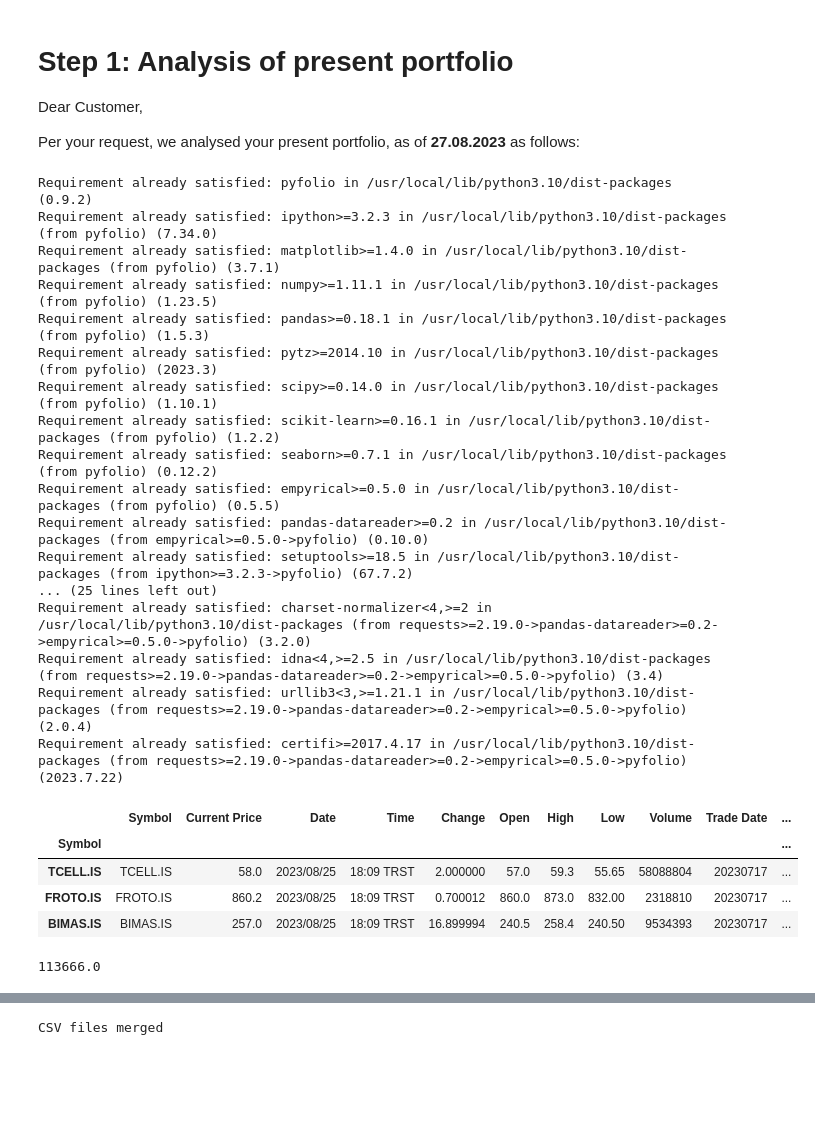
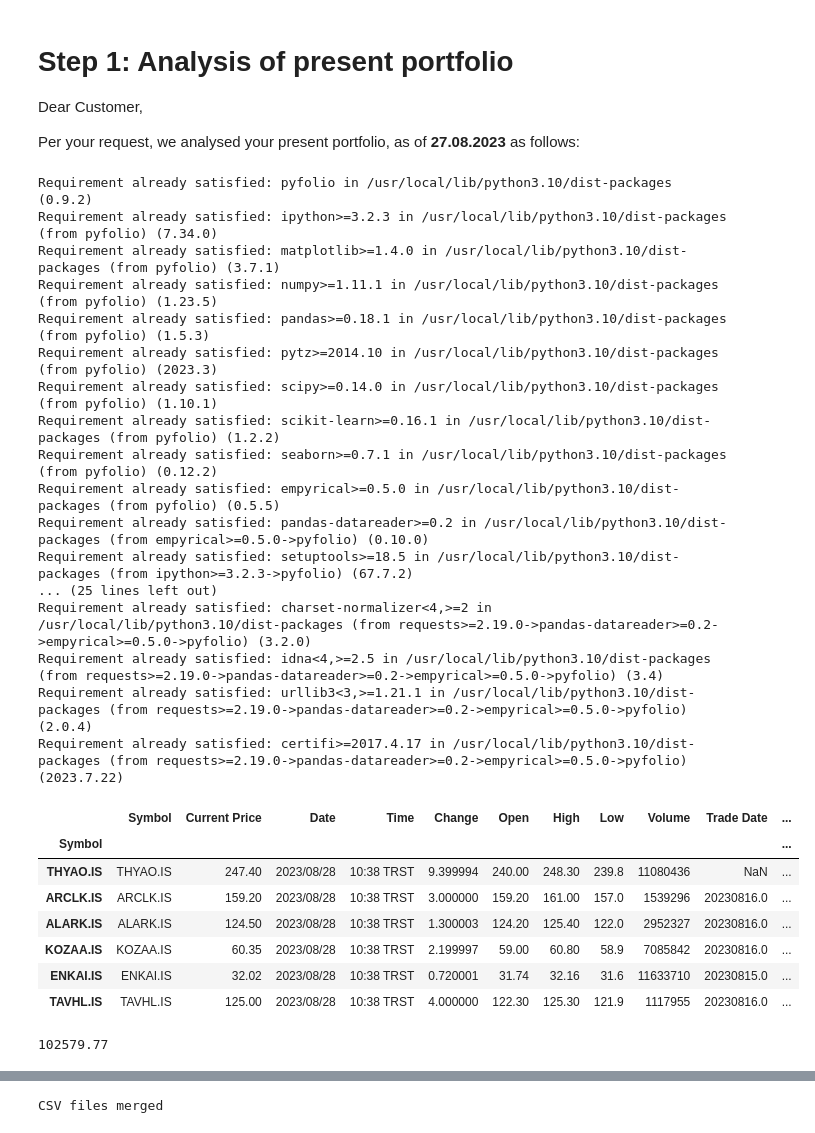
Before and after one commit to MarkovMarkowitz/MarkovMarkowitz, a Jupyter notebook: ON3_AnalyzeAndReplacePortfolio_v2.ipynb, the cells around one changed output, grey strips where cells are left out. Cells and saved outputs as stored; diff of their text form; code cells hidden in the pictures; blank space fills up the shorter version.

```diff
--- a/ON3_AnalyzeAndReplacePortfolio_v2.ipynb
+++ b/ON3_AnalyzeAndReplacePortfolio_v2.ipynb
@@ -20,37 +20,40 @@ import numpy as np
 !pip install pyfolio
 import pyfolio as py
 
-pf = pd.DataFrame(pd.read_csv("ALPER_NEW_BIMAS_91.7K_17.07.2023.csv"))
+pf = pd.DataFrame(pd.read_csv("MURAT.csv"))
 exchange = "BIST30"
 
 pf['Purchased Value'] = pf['Purchase Price'] * pf['Quantity']
 pf['Market Value'] = pf['Current Price'] * pf['Quantity']
 pf['PnL %'] = (pf['Market Value'] - pf['Purchased Value']) / pf['Purchased Value'] *100
 pf.index = pf.Symbol
 pf
 # %% [output]
 Requirement already satisfied: pyfolio in /usr/local/lib/python3.10/dist-packages (0.9.2)
 Requirement already satisfied: ipython>=3.2.3 in /usr/local/lib/python3.10/dist-packages (from pyfolio) (7.34.0)
 Requirement already satisfied: matplotlib>=1.4.0 in /usr/local/lib/python3.10/dist-packages (from pyfolio) (3.7.1)
 Requirement already satisfied: numpy>=1.11.1 in /usr/local/lib/python3.10/dist-packages (from pyfolio) (1.23.5)
 Requirement already satisfied: pandas>=0.18.1 in /usr/local/lib/python3.10/dist-packages (from pyfolio) (1.5.3)
 Requirement already satisfied: pytz>=2014.10 in /usr/local/lib/python3.10/dist-packages (from pyfolio) (2023.3)
 Requirement already satisfied: scipy>=0.14.0 in /usr/local/lib/python3.10/dist-packages (from pyfolio) (1.10.1)
 Requirement already satisfied: scikit-learn>=0.16.1 in /usr/local/lib/python3.10/dist-packages (from pyfolio) (1.2.2)
 Requirement already satisfied: seaborn>=0.7.1 in /usr/local/lib/python3.10/dist-packages (from pyfolio) (0.12.2)
 Requirement already satisfied: empyrical>=0.5.0 in /usr/local/lib/python3.10/dist-packages (from pyfolio) (0.5.5)
 Requirement already satisfied: pandas-datareader>=0.2 in /usr/local/lib/python3.10/dist-packages (from empyrical>=0.5.0->pyfolio) (0.10.0)
 Requirement already satisfied: setuptools>=18.5 in /usr/local/lib/python3.10/dist-packages (from ipython>=3.2.3->pyfolio) (67.7.2)
 ... (25 lines left out)
 Requirement already satisfied: charset-normalizer<4,>=2 in /usr/local/lib/python3.10/dist-packages (from requests>=2.19.0->pandas-datareader>=0.2->empyrical>=0.5.0->pyfolio) (3.2.0)
 Requirement already satisfied: idna<4,>=2.5 in /usr/local/lib/python3.10/dist-packages (from requests>=2.19.0->pandas-datareader>=0.2->empyrical>=0.5.0->pyfolio) (3.4)
 Requirement already satisfied: urllib3<3,>=1.21.1 in /usr/local/lib/python3.10/dist-packages (from requests>=2.19.0->pandas-datareader>=0.2->empyrical>=0.5.0->pyfolio) (2.0.4)
 Requirement already satisfied: certifi>=2017.4.17 in /usr/local/lib/python3.10/dist-packages (from requests>=2.19.0->pandas-datareader>=0.2->empyrical>=0.5.0->pyfolio) (2023.7.22)
 |  | Symbol | Current Price | Date | Time | Change | Open | High | Low | Volume | Trade Date | ... |
 | Symbol |  |  |  |  |  |  |  |  |  |  | ... |
-| TCELL.IS | TCELL.IS | 58.0 | 2023/08/25 | 18:09 TRST | 2.000000 | 57.0 | 59.3 | 55.65 | 58088804 | 20230717 | ... |
-| FROTO.IS | FROTO.IS | 860.2 | 2023/08/25 | 18:09 TRST | 0.700012 | 860.0 | 873.0 | 832.00 | 2318810 | 20230717 | ... |
-| BIMAS.IS | BIMAS.IS | 257.0 | 2023/08/25 | 18:09 TRST | 16.899994 | 240.5 | 258.4 | 240.50 | 9534393 | 20230717 | ... |
+| THYAO.IS | THYAO.IS | 247.40 | 2023/08/28 | 10:38 TRST | 9.399994 | 240.00 | 248.30 | 239.8 | 11080436 | NaN | ... |
+| ARCLK.IS | ARCLK.IS | 159.20 | 2023/08/28 | 10:38 TRST | 3.000000 | 159.20 | 161.00 | 157.0 | 1539296 | 20230816.0 | ... |
+| ALARK.IS | ALARK.IS | 124.50 | 2023/08/28 | 10:38 TRST | 1.300003 | 124.20 | 125.40 | 122.0 | 2952327 | 20230816.0 | ... |
+| KOZAA.IS | KOZAA.IS | 60.35 | 2023/08/28 | 10:38 TRST | 2.199997 | 59.00 | 60.80 | 58.9 | 7085842 | 20230816.0 | ... |
+| ENKAI.IS | ENKAI.IS | 32.02 | 2023/08/28 | 10:38 TRST | 0.720001 | 31.74 | 32.16 | 31.6 | 11633710 | 20230815.0 | ... |
+| TAVHL.IS | TAVHL.IS | 125.00 | 2023/08/28 | 10:38 TRST | 4.000000 | 122.30 | 125.30 | 121.9 | 1117955 | 20230816.0 | ... |
 # %%
 pf['Start PF %'] = np.round((pf['Purchased Value'] / pf['Purchased Value'].sum()) *100, 5)
 pf['End PF %'] = np.round((pf['Market Value'] / pf['Market Value'].sum()) *100, 5)
@@ -62,7 +65,7 @@ MYPF = pf[['Quantity','Purchase Price','Purchased Value','Current Price','Market
 CURRENT_T2 = MYPF['Market Value'].sum()
 CURRENT_T2
 # %% [output]
-113666.0
+102579.77
 # %%
 PV = MYPF['Purchased Value'].sum()
 FV = MYPF['Market Value'].sum()
```
Also changed, not shown: parts of 12 cells of this notebook.
